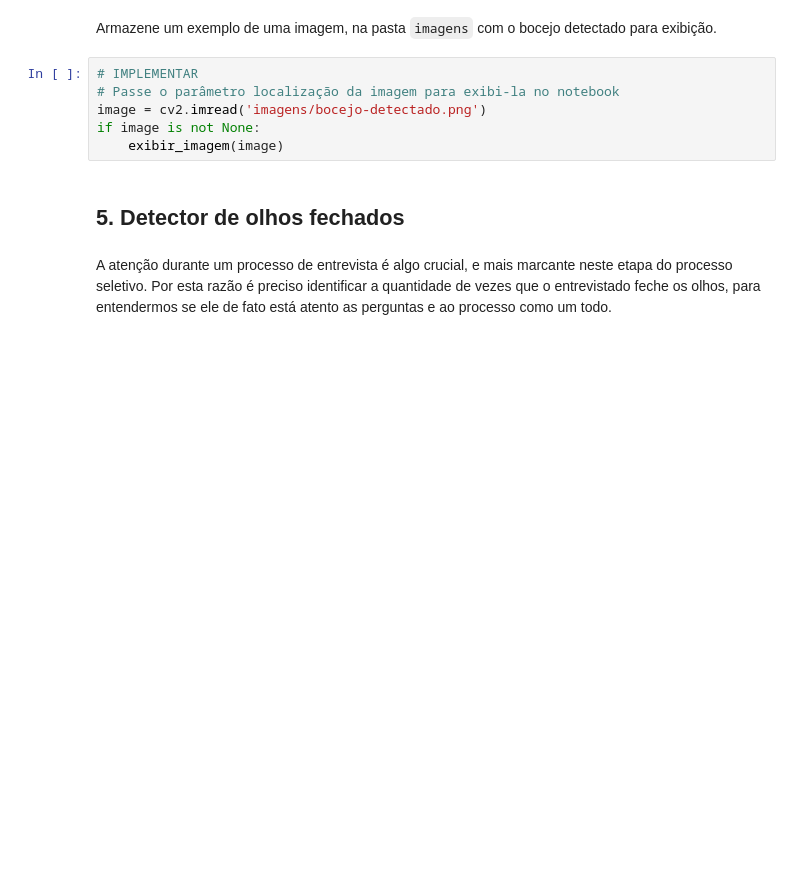
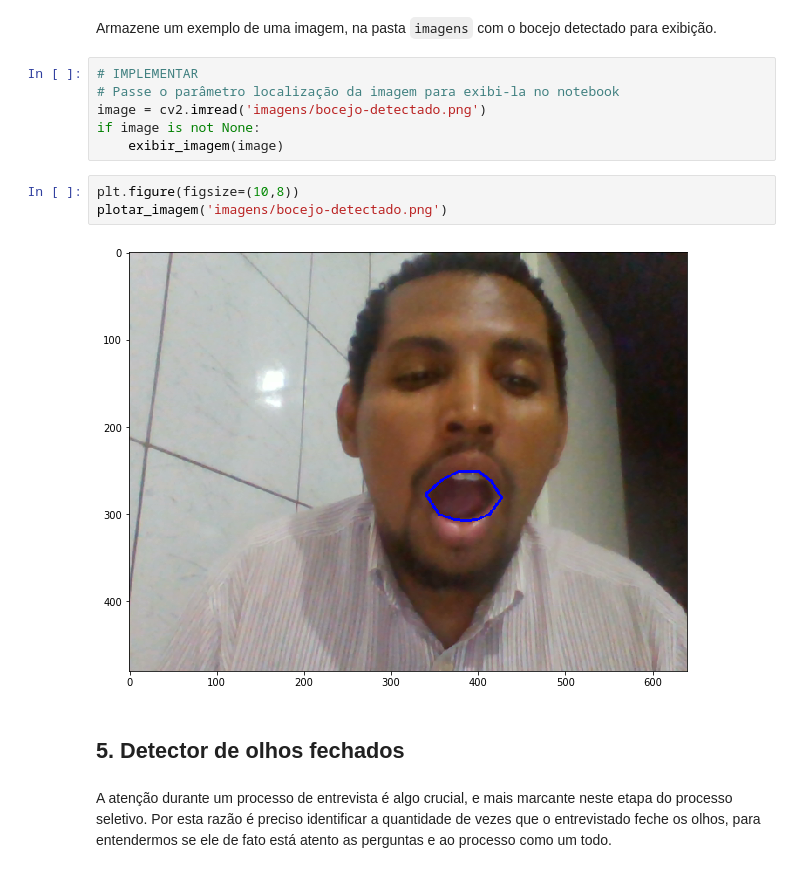
Before and after one commit to dgmodesto/fiap-ml-tec-proc-imagens-capstone-master, a Jupyter notebook: smart-hiring.ipynb, the cells around one changed output. Cells and saved outputs as stored; diff of their text form; blank space fills up the shorter version.

```diff
--- a/smart-hiring.ipynb
+++ b/smart-hiring.ipynb
@@ -643,6 +663,11 @@
 image = cv2.imread('imagens/bocejo-detectado.png')
 if image is not None:
     exibir_imagem(image)
+# %%
+plt.figure(figsize=(10,8))
+plotar_imagem('imagens/bocejo-detectado.png')
+# %% [output]
+[figure, added]
 # %% [markdown]
 ## 5. Detector de olhos fechados
 # %% [markdown]
```
Also changed, not shown: parts of 5 cells of this notebook.
